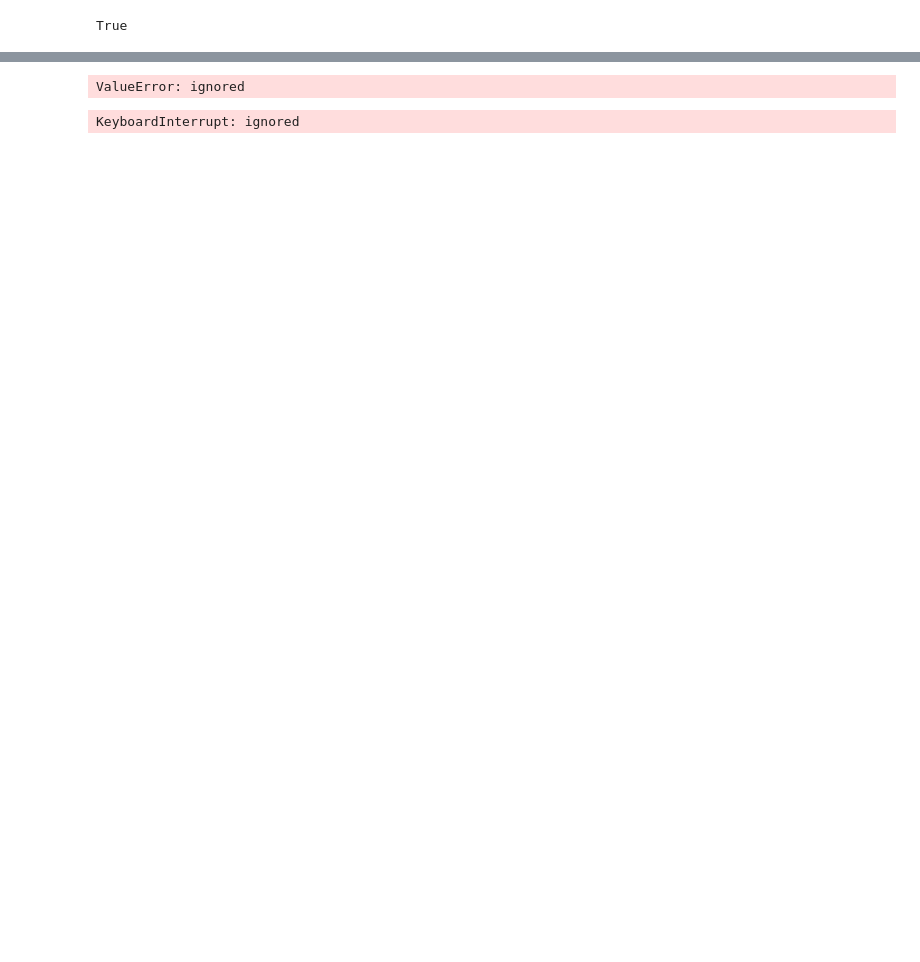
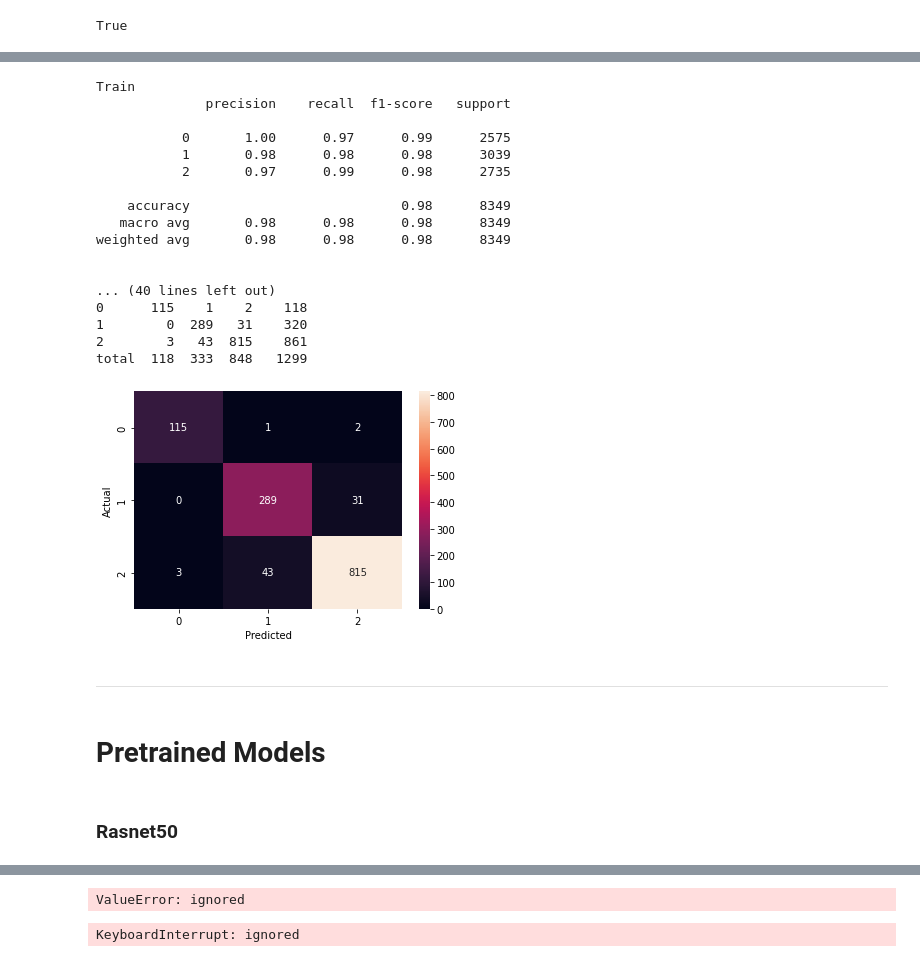
Before and after one commit to Amir-h055/Image-Procccessing, a Jupyter notebook: image_processing.ipynb, the cells around one changed output, grey strips where cells are left out. Drawn from its saved outputs; the diff is of its cells as text; code cells hidden in the pictures; blank space fills up the shorter version.

```diff
--- a/image_processing.ipynb
+++ b/image_processing.ipynb
@@ -561,0 +676,4 @@ plt.ylabel('Actual');
+# %%
+tuner = kt.RandomSearch(build_model2, objective='val_categorical_accuracy', max_trials=7)
+
+tuner.search(X_train, y_train, batch_size=32, epochs=27, validation_data=(X_valid, y_valid), callbacks=[es])
@@ -561,0 +754,4 @@ plt.ylabel('Actual');
+# %%
+y_pred_train2 = tuner.get_best_models()[0].predict(X_train)
+y_pred_valid2 = tuner.get_best_models()[0].predict(X_valid)
+y_pred_test2 = tuner.get_best_models()[0].predict(X_test)
@@ -561,0 +777,27 @@ plt.ylabel('Actual');
+# %%
+model_evaluation(y_pred_train2, y_pred_valid2,y_pred_test2)
+# %% [output]
+Train
+              precision    recall  f1-score   support
+
+           0       1.00      0.97      0.99      2575
+           1       0.98      0.98      0.98      3039
+           2       0.97      0.99      0.98      2735
+
+    accuracy                           0.98      8349
+   macro avg       0.98      0.98      0.98      8349
+weighted avg       0.98      0.98      0.98      8349
+
+
+... (40 lines left out)
+0      115    1    2    118
+1        0  289   31    320
+2        3   43  815    861
+total  118  333  848   1299
+[figure, added]
+# %% [markdown]
+------
+# %% [markdown]
+# Pretrained Models
+# %% [markdown]
+### Rasnet50
```
Also changed, not shown: parts of 72 cells of this notebook.
